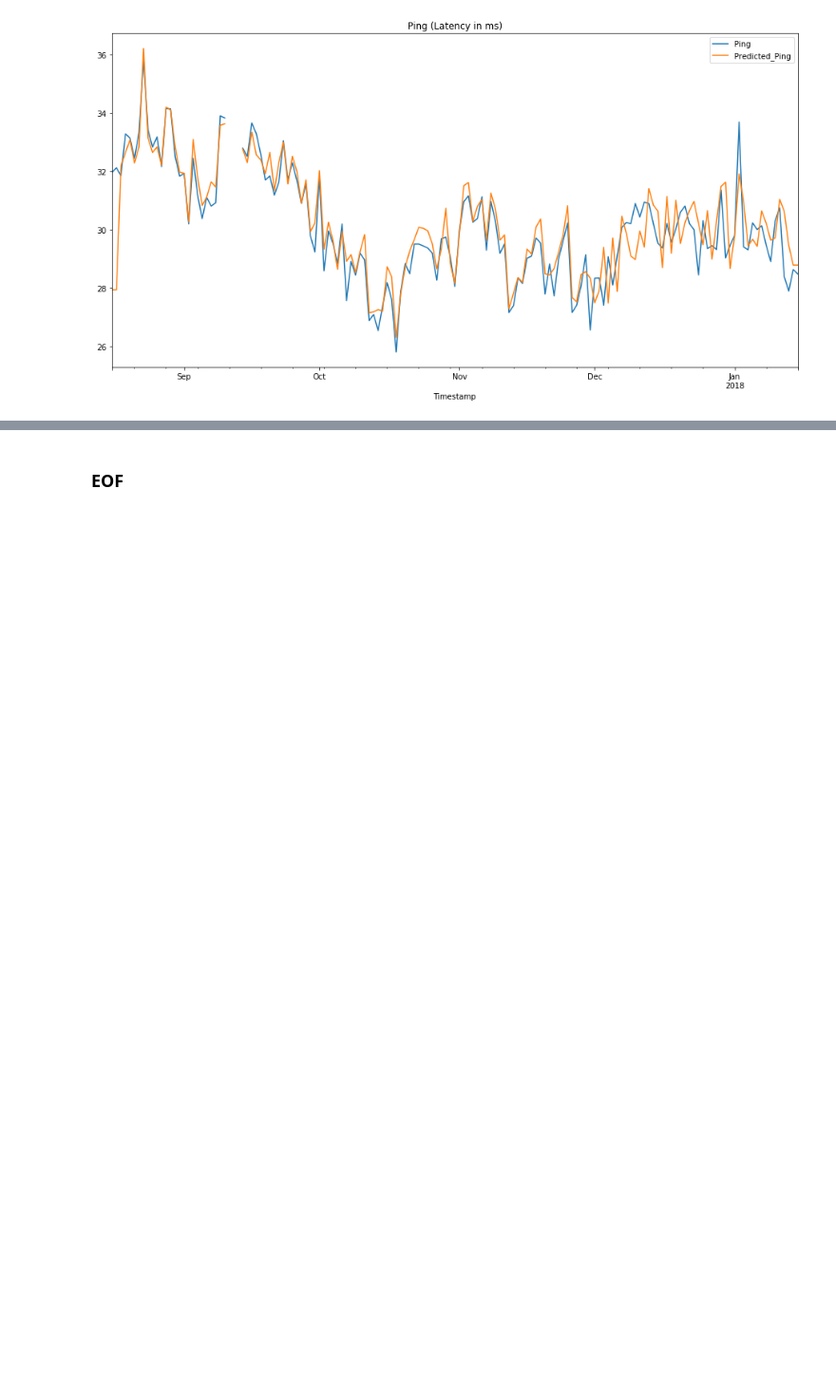
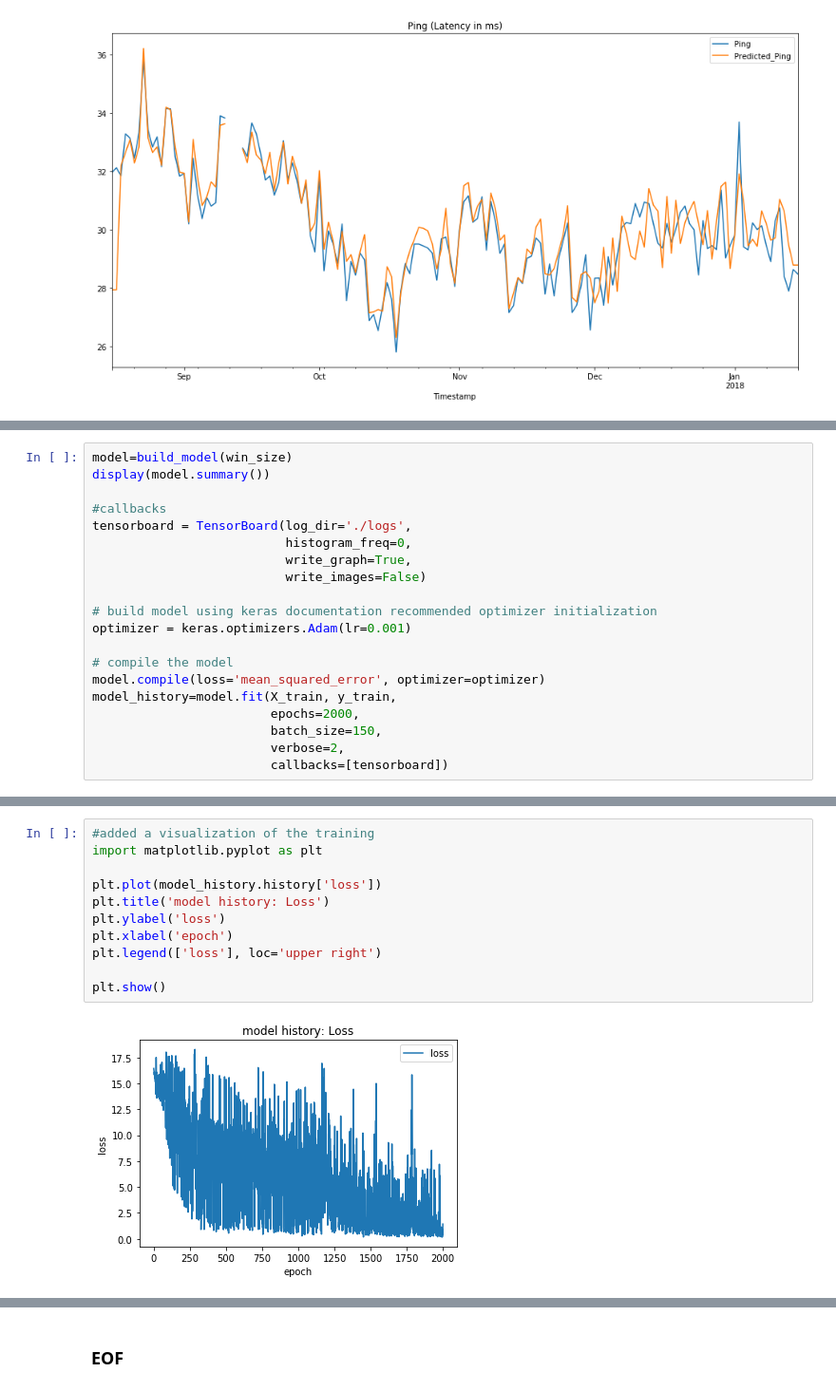
Before and after one commit to llathrop/SpeedTest-result_prediction, a Jupyter notebook: speedtestresults_analysis.ipynb, the cells around one changed output, grey strips where cells are left out. Shown at 95% size. Drawn from its saved outputs; the diff is of its cells as text; blank space fills up the shorter version.

```diff
--- a/speedtestresults_analysis.ipynb
+++ b/speedtestresults_analysis.ipynb
@@ -431,0 +501,20 @@ by implicitly taking the mean.  Use .resample(...).mean() instead
+# %%
+model=build_model(win_size)
+display(model.summary())
+
+#callbacks
+tensorboard = TensorBoard(log_dir='./logs',
+                          histogram_freq=0,
+                          write_graph=True,
+                          write_images=False)
+
+# build model using keras documentation recommended optimizer initialization
+optimizer = keras.optimizers.Adam(lr=0.001)
+
+# compile the model
+model.compile(loss='mean_squared_error', optimizer=optimizer)
+model_history=model.fit(X_train, y_train,
+                        epochs=2000,
+                        batch_size=150,
+                        verbose=2,
+                        callbacks=[tensorboard])
@@ -431,0 +551,13 @@ by implicitly taking the mean.  Use .resample(...).mean() instead
+# %%
+#added a visualization of the training
+import matplotlib.pyplot as plt
+
+plt.plot(model_history.history['loss'])
+plt.title('model history: Loss')
+plt.ylabel('loss')
+plt.xlabel('epoch')
+plt.legend(['loss'], loc='upper right')
+
+plt.show()
+# %% [output]
+[figure, added]
```
Also changed, not shown: parts of 10 cells of this notebook.
